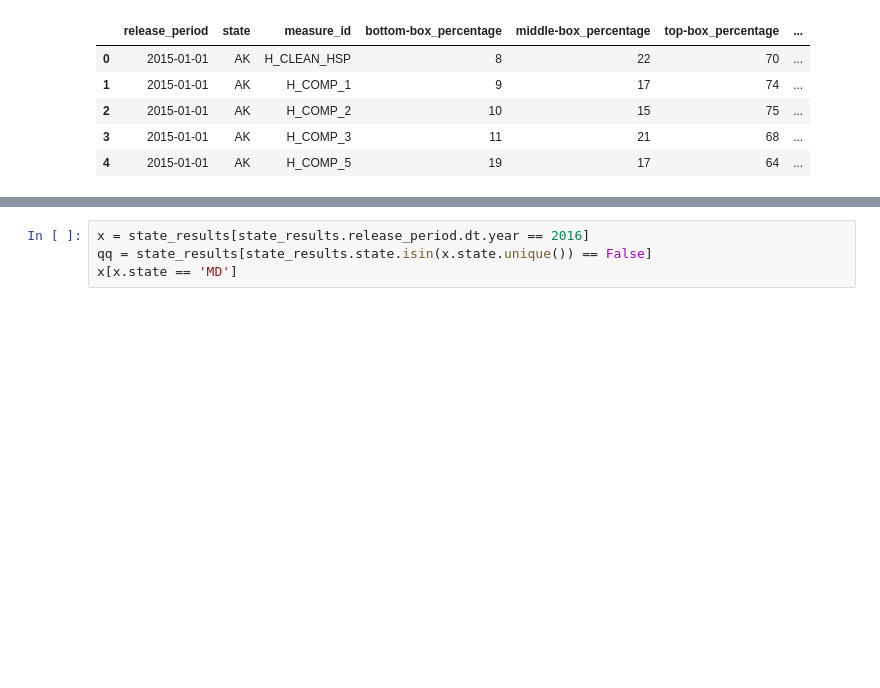
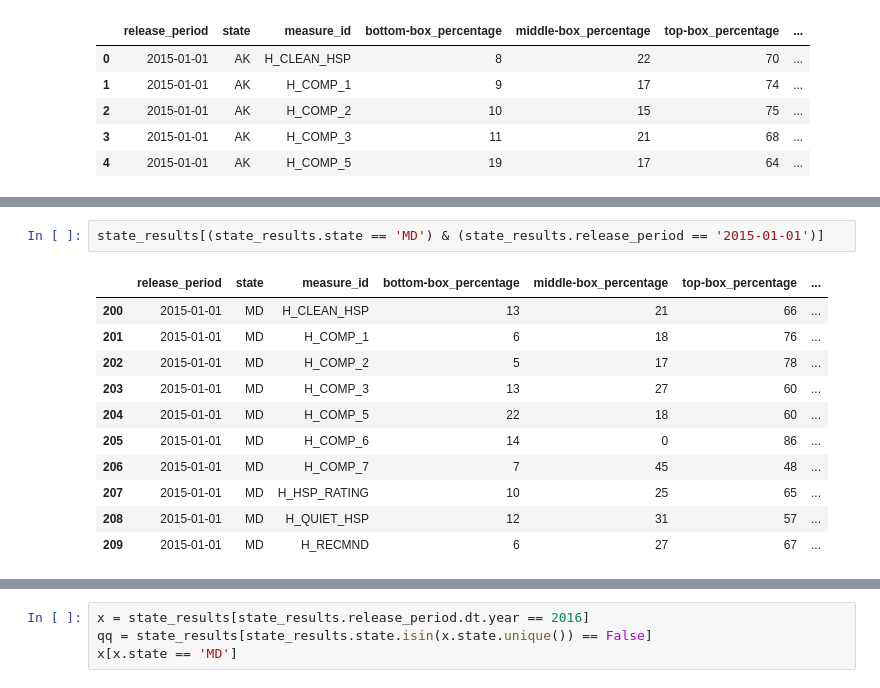
Before and after one commit to andyguo0228/maven_healthcare, a Jupyter notebook: maven_healthcare.ipynb, the cells around one changed output, grey strips where cells are left out. Saved outputs shown, nothing was run; the diff lists cells and outputs as text; blank space fills up the shorter version.

```diff
--- a/maven_healthcare.ipynb
+++ b/maven_healthcare.ipynb
@@ -97,0 +107,14 @@ state_results.head()
+# %%
+state_results[(state_results.state == 'MD') & (state_results.release_period == '2015-01-01')]
+# %% [output]
+|  | release_period | state | measure_id | bottom-box_percentage | middle-box_percentage | top-box_percentage | ... |
+| 200 | 2015-01-01 | MD | H_CLEAN_HSP | 13 | 21 | 66 | ... |
+| 201 | 2015-01-01 | MD | H_COMP_1 | 6 | 18 | 76 | ... |
+| 202 | 2015-01-01 | MD | H_COMP_2 | 5 | 17 | 78 | ... |
+| 203 | 2015-01-01 | MD | H_COMP_3 | 13 | 27 | 60 | ... |
+| 204 | 2015-01-01 | MD | H_COMP_5 | 22 | 18 | 60 | ... |
+| 205 | 2015-01-01 | MD | H_COMP_6 | 14 | 0 | 86 | ... |
+| 206 | 2015-01-01 | MD | H_COMP_7 | 7 | 45 | 48 | ... |
+| 207 | 2015-01-01 | MD | H_HSP_RATING | 10 | 25 | 65 | ... |
+| 208 | 2015-01-01 | MD | H_QUIET_HSP | 12 | 31 | 57 | ... |
+| 209 | 2015-01-01 | MD | H_RECMND | 6 | 27 | 67 | ... |
```
Also changed, not shown: parts of 2 cells of this notebook.
